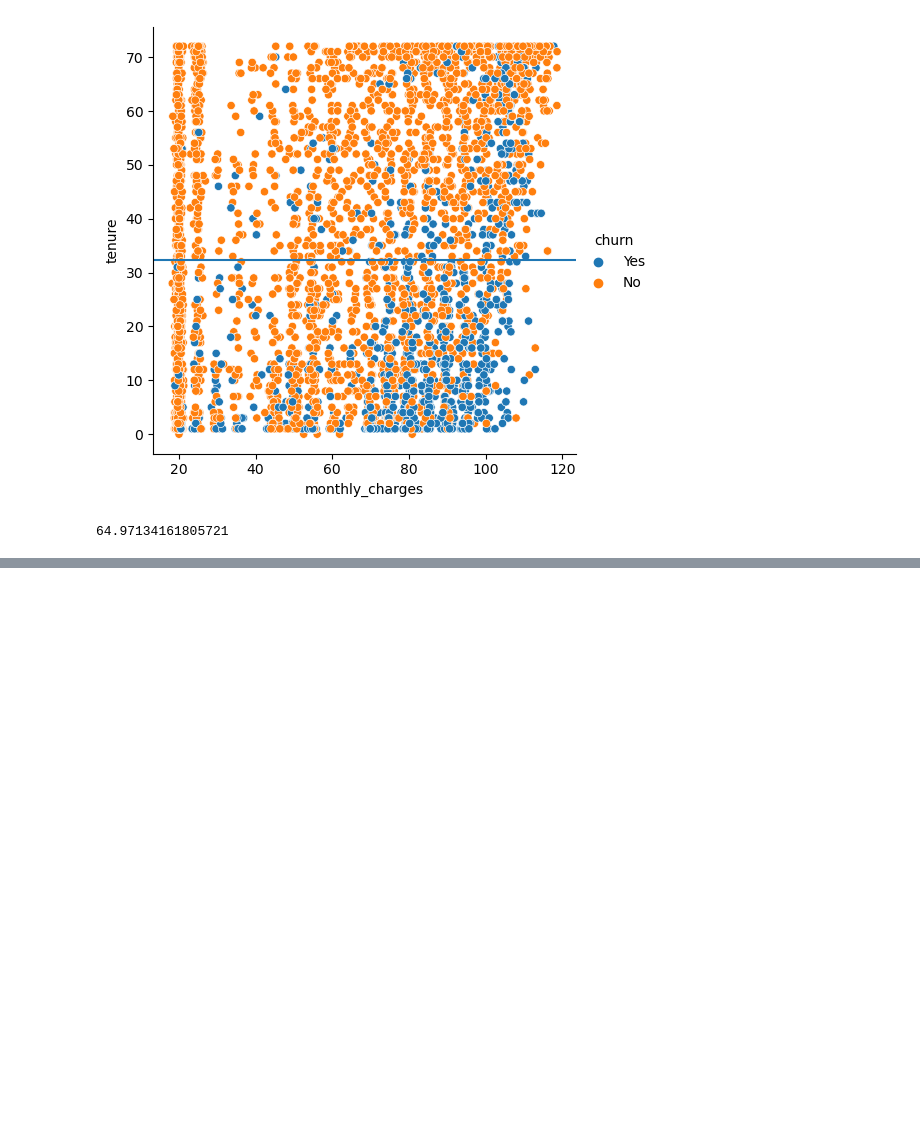
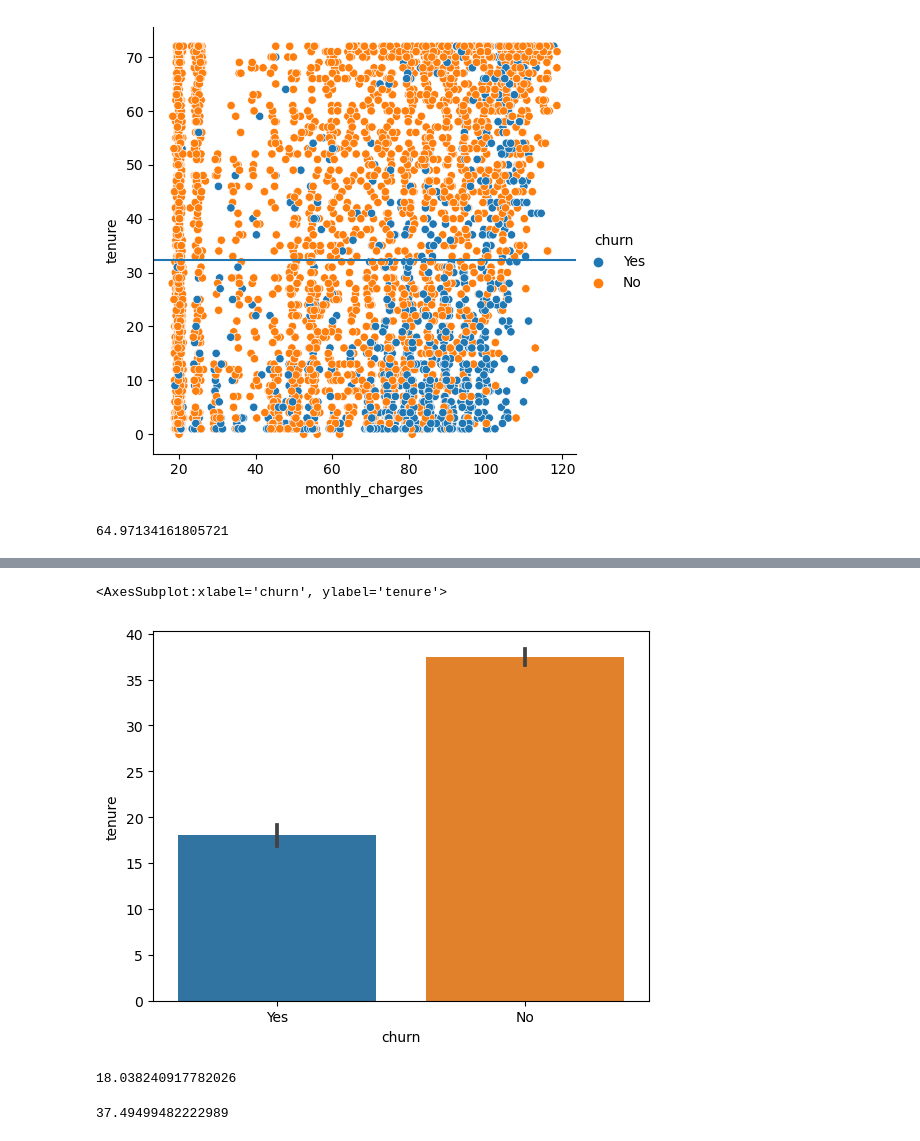
Before and after one commit to Andy-Jensen/Telco_project_part_1, a Jupyter notebook: explore.ipynb, the cells around one changed output, grey strips where cells are left out. Cells and saved outputs as stored; diff of their text form; code cells hidden in the pictures; blank space fills up the shorter version.

```diff
--- a/scratch_notebook.ipynb
+++ b/explore.ipynb
@@ -101,0 +119,7 @@ np.mean(telco_train['monthly_charges'])
+# %%
+#visualizing using a bar plot
+
+sns.barplot(x='churn', y='tenure', data=telco_train)
+# %% [output]
+<AxesSubplot:xlabel='churn', ylabel='tenure'>
+[figure, added]
@@ -101,0 +134,8 @@ np.mean(telco_train['monthly_charges'])
+# %%
+ten_yes_m
+# %% [output]
+18.038240917782026
+# %%
+ten_no_m
+# %% [output]
+37.49499482222989
```
Also changed, not shown: parts of 42 cells of this notebook.
